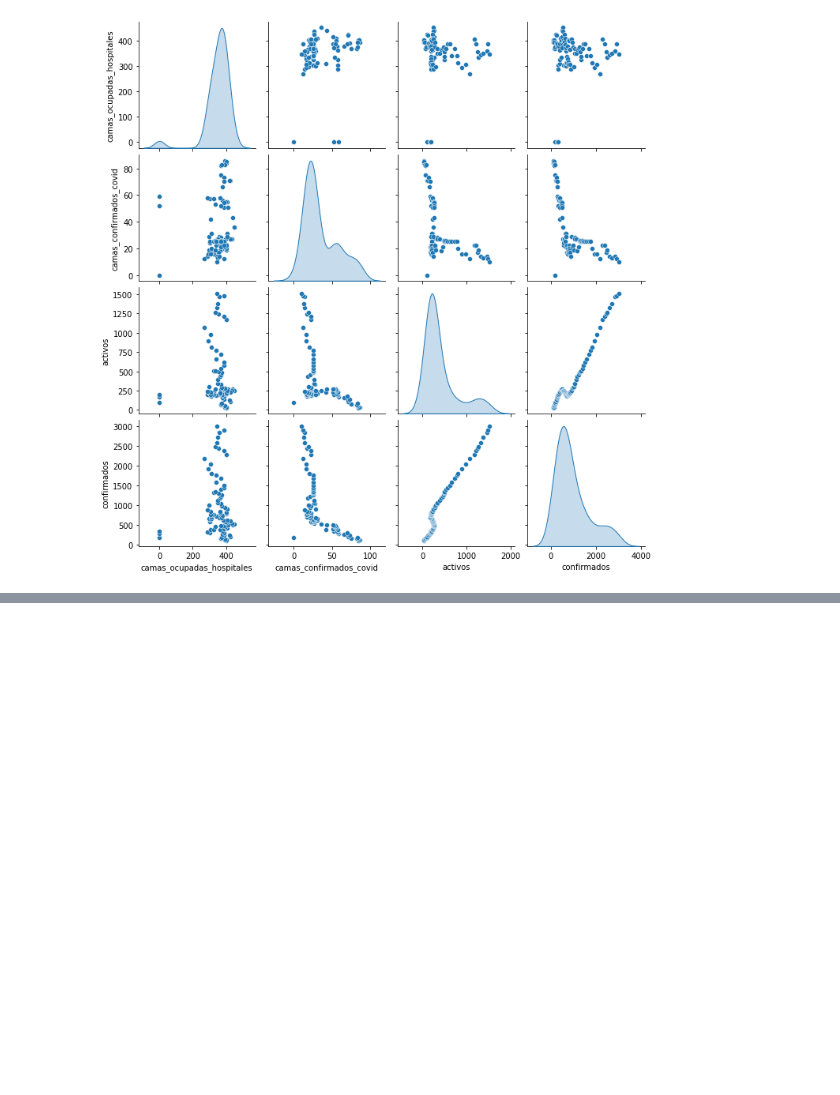
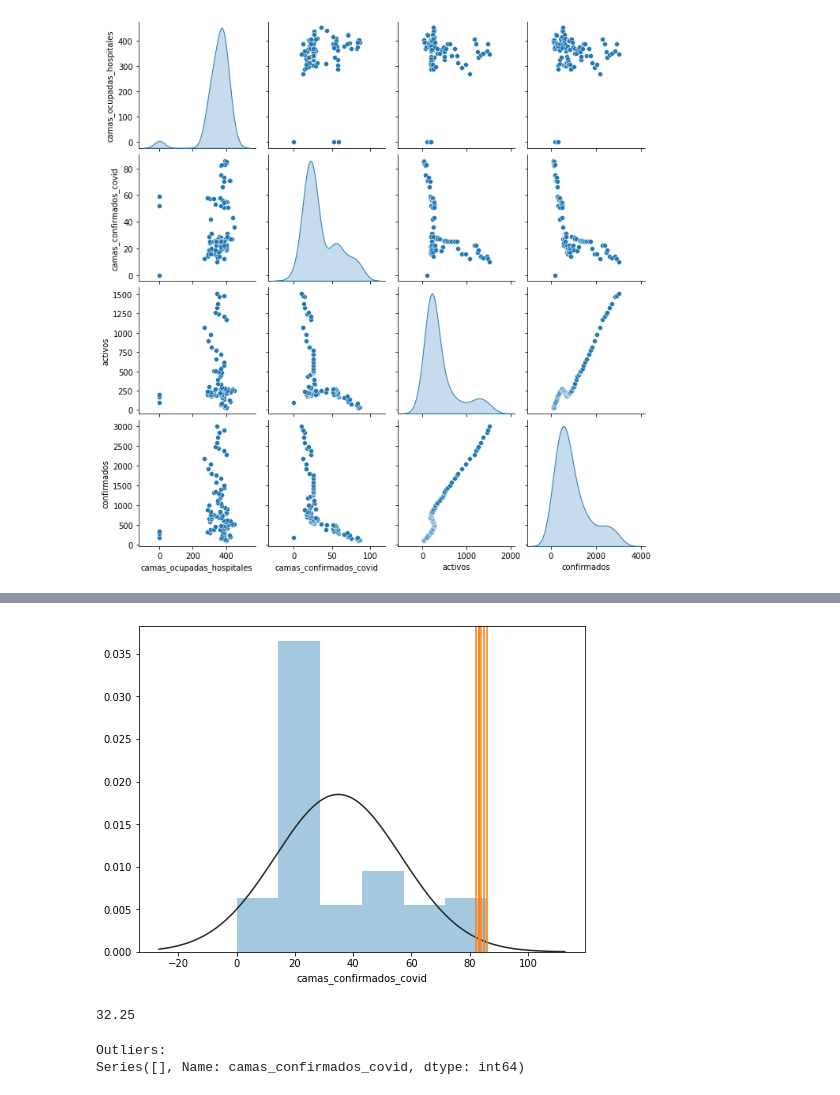
Before and after one commit to agustinLapi/MachineLearning, a Jupyter notebook: Machine_Learning_TP1.ipynb, the cells around one changed output, grey strips where cells are left out. Drawn from its saved outputs; the diff is of its cells as text; code cells hidden in the pictures; blank space fills up the shorter version.

```diff
--- a/Machine_Learning_TP1.ipynb
+++ b/Machine_Learning_TP1.ipynb
@@ -132,3 +133,7 @@ sns.pairplot(grouped, diag_kind="kde")
 # %% [output]
 <seaborn.axisgrid.PairGrid at 0x...>
 [figure]
+# %%
+cc = 'camas_confirmados_covid'
+cc_mean, cc_std = grouped[cc].mean(), grouped[cc].std()
+print("camas_confirmados_covid mean:{} std:{}".format(cc_mean, cc_std))
@@ -134,0 +142,7 @@ sns.pairplot(grouped, diag_kind="kde")
+# %%
+nstd = 2.0
+dist = cc_std * nstd
+
+# limites
+lower_bound, upper_bound = cc_mean - dist, cc_mean + dist
+print('[',lower_bound,',',upper_bound,']')
@@ -134,0 +151,5 @@ sns.pairplot(grouped, diag_kind="kde")
+# %%
+# Máscara atípica, Verdadera = atípico
+lower_bound = 0 #No hay numero negativo, entonces lo fijo en 0
+outliers_mask = [True if x < lower_bound or x > upper_bound else False for x in grouped[cc]]
+print("Outliers:\n{}".format(grouped[cc][outliers_mask]) )
@@ -134,0 +165,18 @@ sns.pairplot(grouped, diag_kind="kde")
+# %%
+# Normal fitting for reference curve
+from scipy.stats import norm
+
+# Plot the distribution histogram and highlight outliers in red
+plt.figure(figsize=(8,6))
+sns.distplot(grouped[cc], fit=norm ,kde=False);
+for outlier in grouped[cc][outliers_mask]:
+    plt.axvline(outlier, 0, grouped[cc].max(), color = '#FF7F0E')
+# %% [output]
+[figure, added]
+# %%
+#Calcular rango intercuartil
+q25, q75 = np.percentile(grouped[cc], 25), np.percentile(grouped[cc], 75)
+iqr = q75 - q25
+iqr
+# %% [output]
+32.25
@@ -134,0 +190,7 @@ sns.pairplot(grouped, diag_kind="kde")
+# %%
+# Máscara atípica, Verdadera = atípico
+outliers_mask_ir = [True if x < lower_bound_ir or x > upper_bound_ir else False for x in grouped[cc]]
+print("Outliers:\n{}".format(grouped[cc][outliers_mask_ir]) )
+# %% [output]
+Outliers:
+Series([], Name: camas_confirmados_covid, dtype: int64)
```
Also changed, not shown: parts of 10 cells of this notebook.
